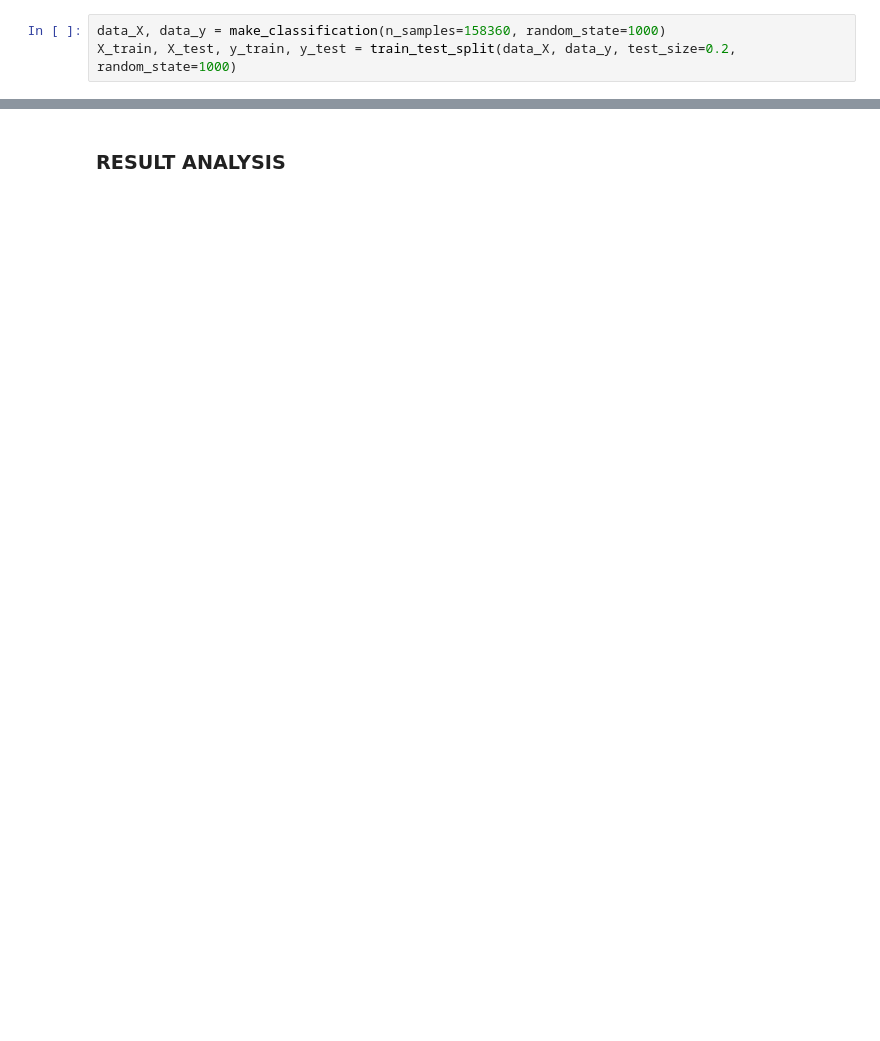
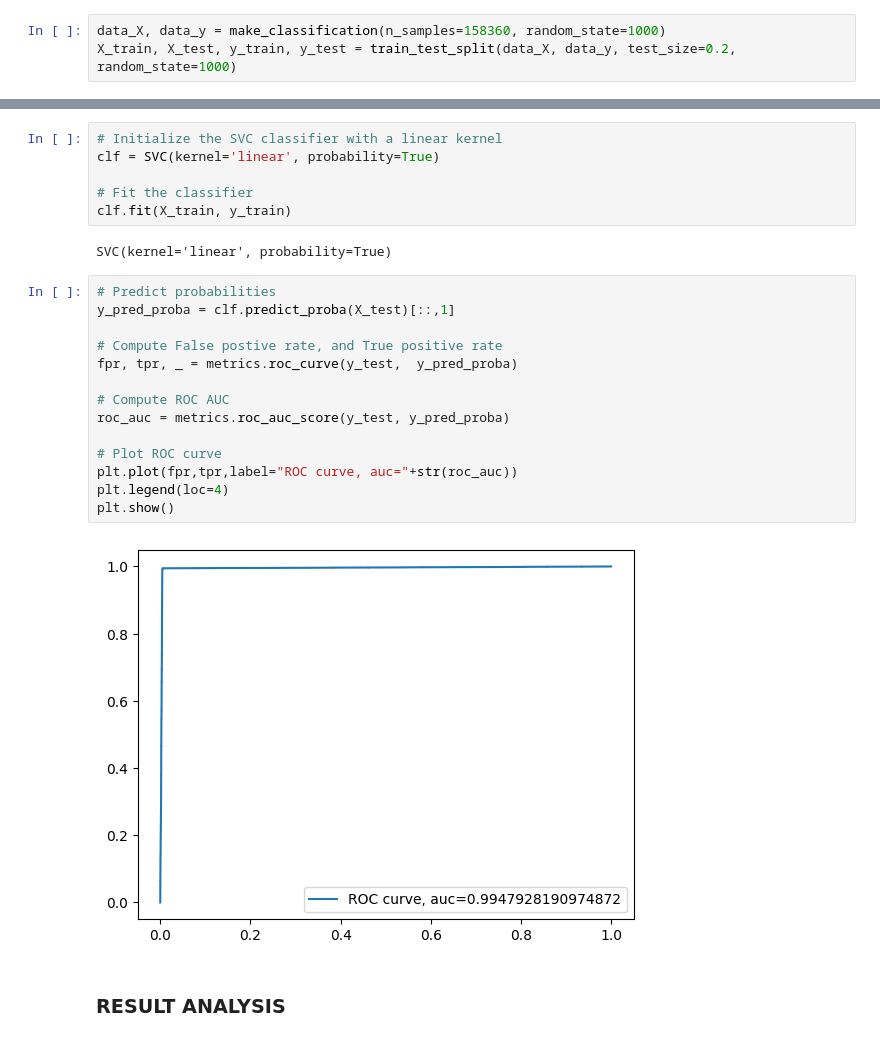
Before and after one commit to AmazingCoder107856/Machine-Learning-methods-anomaly-detection-using-IoT-23-dataset, a Jupyter notebook: IOT-23-dataset-extraction/iot-23-data-tuning-SVC.ipynb, the cells around one changed output, grey strips where cells are left out. Drawn from its saved outputs; the diff is of its cells as text; blank space fills up the shorter version.

Commit message:
Added ROC curve

```diff
--- a/IOT-23-dataset-extraction/iot-23-data-tuning-SVC.ipynb
+++ b/IOT-23-dataset-extraction/iot-23-data-tuning-SVC.ipynb
@@ -218,3 +231,27 @@ results
+# %%
+# Initialize the SVC classifier with a linear kernel
+clf = SVC(kernel='linear', probability=True)
+
+# Fit the classifier
+clf.fit(X_train, y_train)
+# %% [output]
+SVC(kernel='linear', probability=True)
+# %%
+# Predict probabilities
+y_pred_proba = clf.predict_proba(X_test)[::,1]
+
+# Compute False postive rate, and True positive rate
+fpr, tpr, _ = metrics.roc_curve(y_test,  y_pred_proba)
+
+# Compute ROC AUC
+roc_auc = metrics.roc_auc_score(y_test, y_pred_proba)
+
+# Plot ROC curve
+plt.plot(fpr,tpr,label="ROC curve, auc="+str(roc_auc))
+plt.legend(loc=4)
+plt.show()
+# %% [output]
+[figure, added]
 # %% [markdown]
 ### RESULT ANALYSIS
 # %% [markdown]
```
Also changed, not shown: parts of 7 cells of this notebook, 1 other file.
